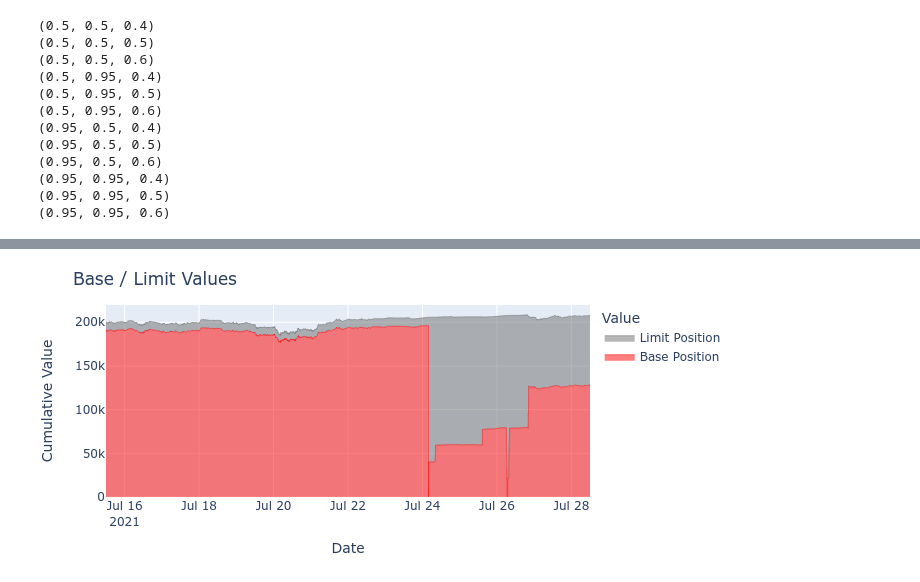
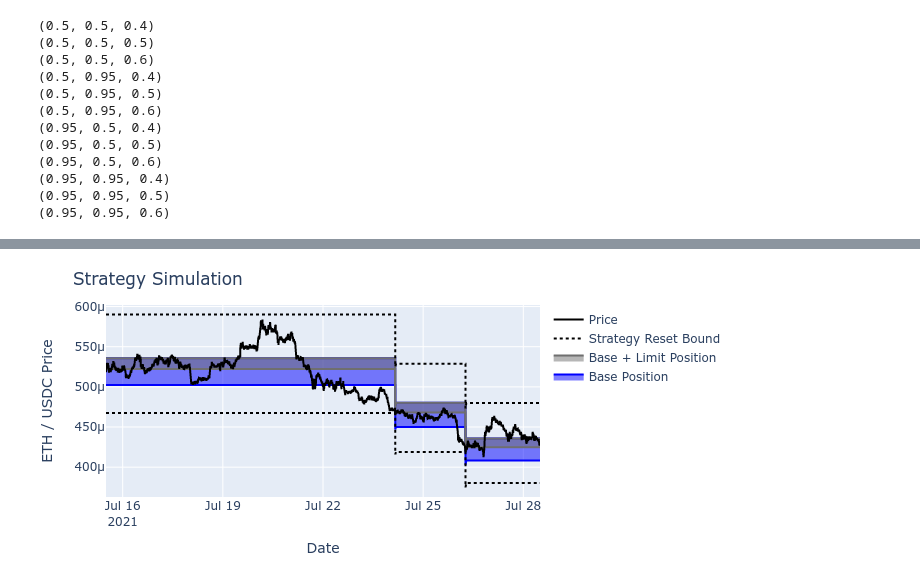
Before and after one commit to ricardgardella/active-strategy-framework, a Jupyter notebook: 1_Reset_Strategy_Example.ipynb, the cells around one changed output, grey strips where cells are left out. Cells and saved outputs as stored; diff of their text form; code cells hidden in the pictures.

```diff
--- a/1_Reset_Strategy_Example.ipynb
+++ b/1_Reset_Strategy_Example.ipynb
@@ -293,31 +162,6 @@ fig_performance.show(renderer="png")
-# %%
-# 5 - Position Composition
-fig_position_composition = go.Figure()
-fig_position_composition.add_trace(go.Scatter(
-    x=data_strategy['time'], y=data_strategy['base_position_value'],
-    mode='lines',
-    name='Base Position',
-    line=dict(width=0.5, color='#ff0000'),
-    stackgroup='one', # define stack group
-#     groupnorm='percent'
-))
-fig_position_composition.add_trace(go.Scatter(
-    x=data_strategy['time'], y=data_strategy['limit_position_value'],
-    mode='lines',
-    name='Limit Position',
-    line=dict(width=0.5, color='#6f6f6f'),
-    stackgroup='one'
-))
-
-fig_position_composition.update_layout(
-    margin=dict(l=20, r=20, t=40, b=20),
-    height= CHART_SIZE,
-    title = 'Base / Limit Values',
-    xaxis_title="Date",
-    yaxis_title="Cumulative Value",
-    legend_title='Value'
-)
-
-fig_position_composition.show(renderer="png")
-# %% [output]
-[figure, removed]
+# %%
+resulting_strat                      = sim_results[4]
+data_strategy                        = ActiveStrategyFramework.generate_simulation_series(resulting_strat,Reset_Strategy)
+p = ActiveStrategyFramework.plot_strategy(data_strategy,'ETH / USDC Price','#0000FF')
+# %% [output]
+[figure, added]
```
Also changed, not shown: parts of 11 cells of this notebook, 3 other files.
